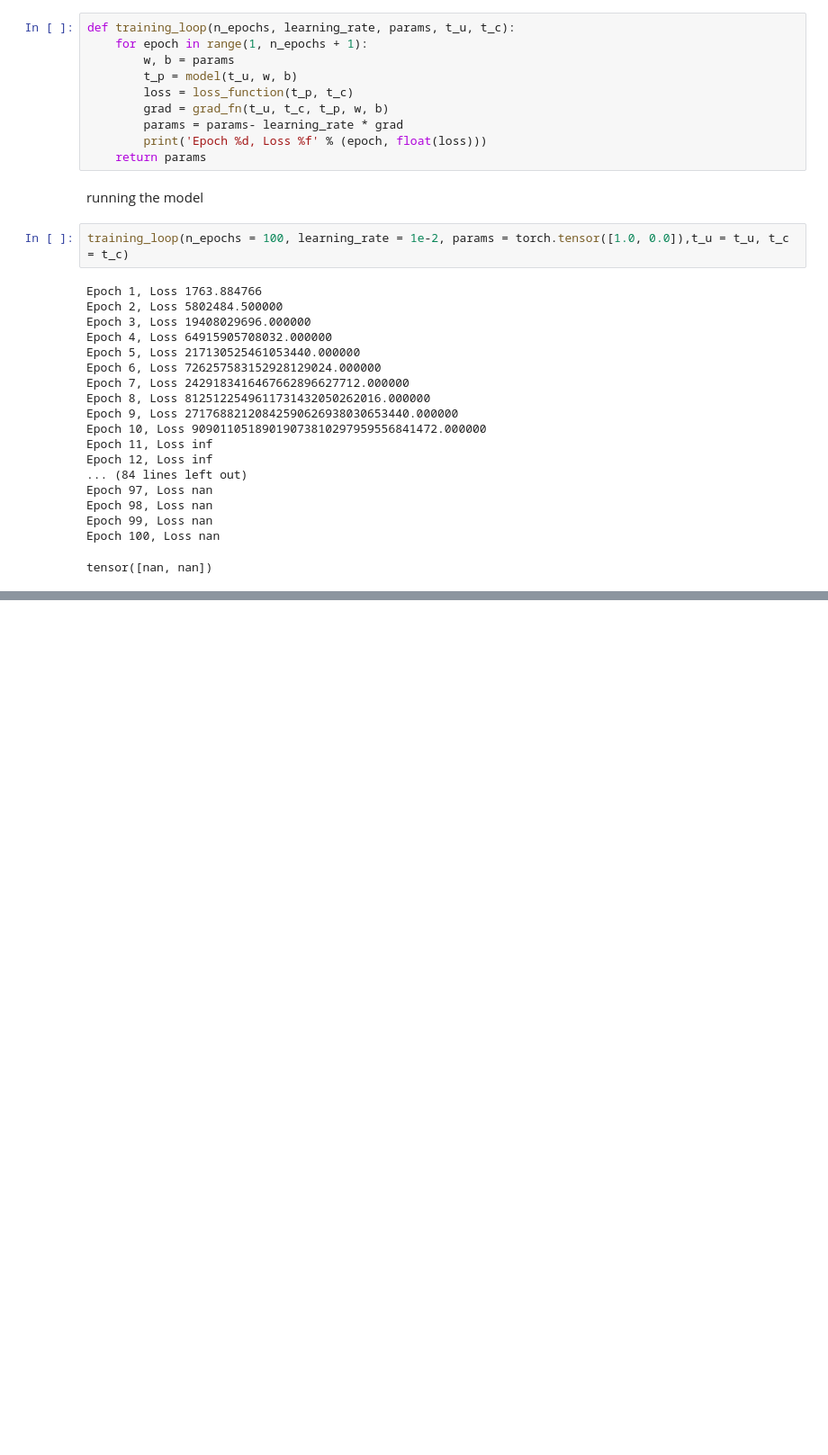
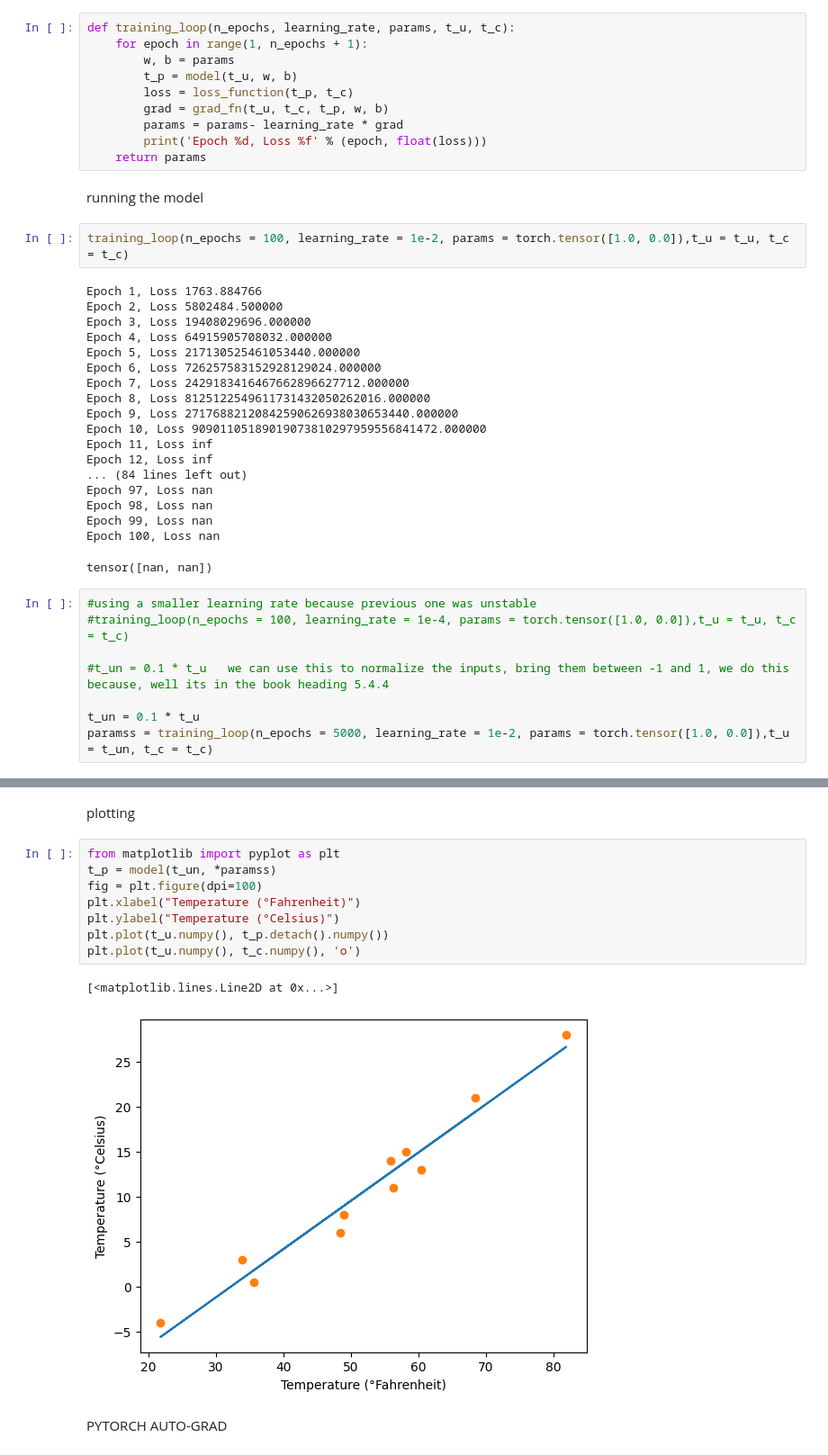
Before and after one commit to zaryab-ali/DL-with-pytorch, a Jupyter notebook: ch5/basic.ipynb, the cells around one changed output, grey strips where cells are left out. Shown at 90% size. Cells and saved outputs as stored; diff of their text form; blank space fills up the shorter version.

```diff
--- a/ch5/basic.ipynb
+++ b/ch5/basic.ipynb
@@ -110,3 +110,11 @@ Epoch 98, Loss nan
 Epoch 99, Loss nan
 Epoch 100, Loss nan
 tensor([nan, nan])
+# %%
+#using a smaller learning rate because previous one was unstable
+#training_loop(n_epochs = 100, learning_rate = 1e-4, params = torch.tensor([1.0, 0.0]),t_u = t_u, t_c = t_c)
+
+#t_un = 0.1 * t_u   we can use this to normalize the inputs, bring them between -1 and 1, we do this because, well its in the book heading 5.4.4
+
+t_un = 0.1 * t_u
+paramss = training_loop(n_epochs = 5000, learning_rate = 1e-2, params = torch.tensor([1.0, 0.0]),t_u = t_un, t_c = t_c)
@@ -112,0 +139,15 @@ tensor([nan, nan])
+# %% [markdown]
+plotting
+# %%
+from matplotlib import pyplot as plt
+t_p = model(t_un, *paramss)
+fig = plt.figure(dpi=100)
+plt.xlabel("Temperature (°Fahrenheit)")
+plt.ylabel("Temperature (°Celsius)")
+plt.plot(t_u.numpy(), t_p.detach().numpy())
+plt.plot(t_u.numpy(), t_c.numpy(), 'o')
+# %% [output]
+[<matplotlib.lines.Line2D at 0x...>]
+[figure, added]
+# %% [markdown]
+PYTORCH AUTO-GRAD
```
Also changed, not shown: parts of 1 cell of this notebook, 1 other file.
